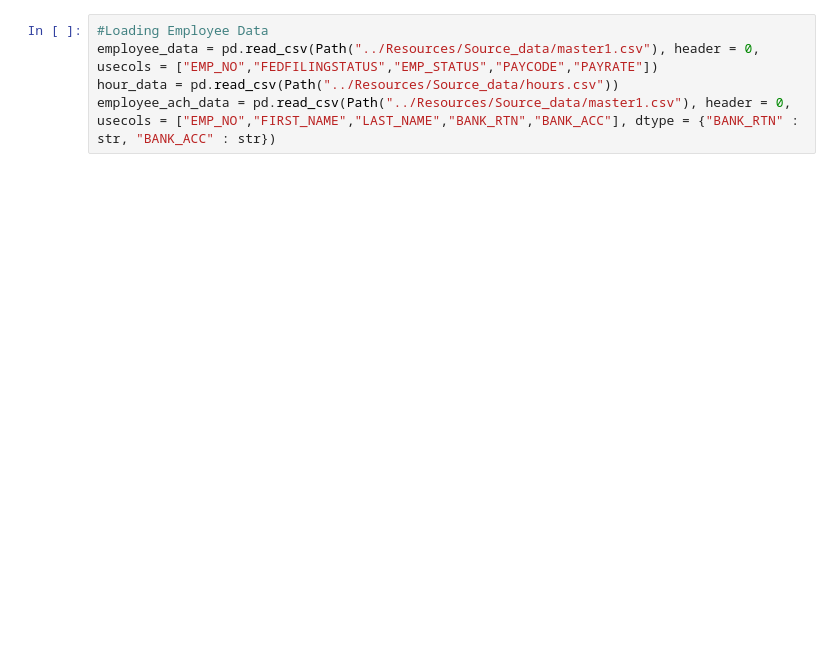
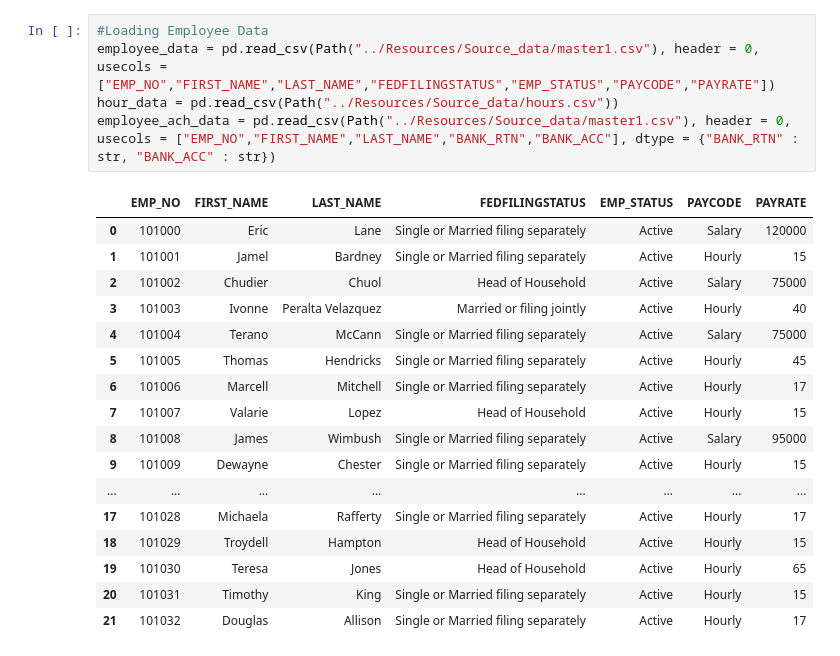
Before and after one commit to azunaukbrr/noonah_C-Halling, a Jupyter notebook: notebooks/workinprogress.ipynb, the cells around one changed output. Drawn from its saved outputs; the diff is of its cells as text; blank space fills up the shorter version.

```diff
--- a/notebooks/workinprogress.ipynb
+++ b/notebooks/workinprogress.ipynb
@@ -161,6 +282,24 @@ Update Complete
 0
 # %%
 #Loading Employee Data
-employee_data = pd.read_csv(Path("../Resources/Source_data/master1.csv"), header = 0, usecols = ["EMP_NO","FEDFILINGSTATUS","EMP_STATUS","PAYCODE","PAYRATE"])
+employee_data = pd.read_csv(Path("../Resources/Source_data/master1.csv"), header = 0, usecols = ["EMP_NO","FIRST_NAME","LAST_NAME","FEDFILINGSTATUS","EMP_STATUS","PAYCODE","PAYRATE"])
 hour_data = pd.read_csv(Path("../Resources/Source_data/hours.csv"))
 employee_ach_data = pd.read_csv(Path("../Resources/Source_data/master1.csv"), header = 0, usecols = ["EMP_NO","FIRST_NAME","LAST_NAME","BANK_RTN","BANK_ACC"], dtype = {"BANK_RTN" : str, "BANK_ACC" : str})
+# %% [output]
+|  | EMP_NO | FIRST_NAME | LAST_NAME | FEDFILINGSTATUS | EMP_STATUS | PAYCODE | PAYRATE |
+| 0 | 101000 | Eric | Lane | Single or Married filing separately | Active | Salary | 120000 |
+| 1 | 101001 | Jamel | Bardney | Single or Married filing separately | Active | Hourly | 15 |
+| 2 | 101002 | Chudier | Chuol | Head of Household | Active | Salary | 75000 |
+| 3 | 101003 | Ivonne | Peralta Velazquez | Married or filing jointly | Active | Hourly | 40 |
+| 4 | 101004 | Terano | McCann | Single or Married filing separately | Active | Salary | 75000 |
+| 5 | 101005 | Thomas | Hendricks | Single or Married filing separately | Active | Hourly | 45 |
+| 6 | 101006 | Marcell | Mitchell | Single or Married filing separately | Active | Hourly | 17 |
+| 7 | 101007 | Valarie | Lopez | Head of Household | Active | Hourly | 15 |
+| 8 | 101008 | James | Wimbush | Single or Married filing separately | Active | Salary | 95000 |
+| 9 | 101009 | Dewayne | Chester | Single or Married filing separately | Active | Hourly | 15 |
+| ... | ... | ... | ... | ... | ... | ... | ... |
+| 17 | 101028 | Michaela | Rafferty | Single or Married filing separately | Active | Hourly | 17 |
+| 18 | 101029 | Troydell | Hampton | Head of Household | Active | Hourly | 15 |
+| 19 | 101030 | Teresa | Jones | Head of Household | Active | Hourly | 65 |
+| 20 | 101031 | Timothy | King | Single or Married filing separately | Active | Hourly | 15 |
+| 21 | 101032 | Douglas | Allison | Single or Married filing separately | Active | Hourly | 17 |
```
Also changed, not shown: parts of 9 cells of this notebook, 18 other files.
